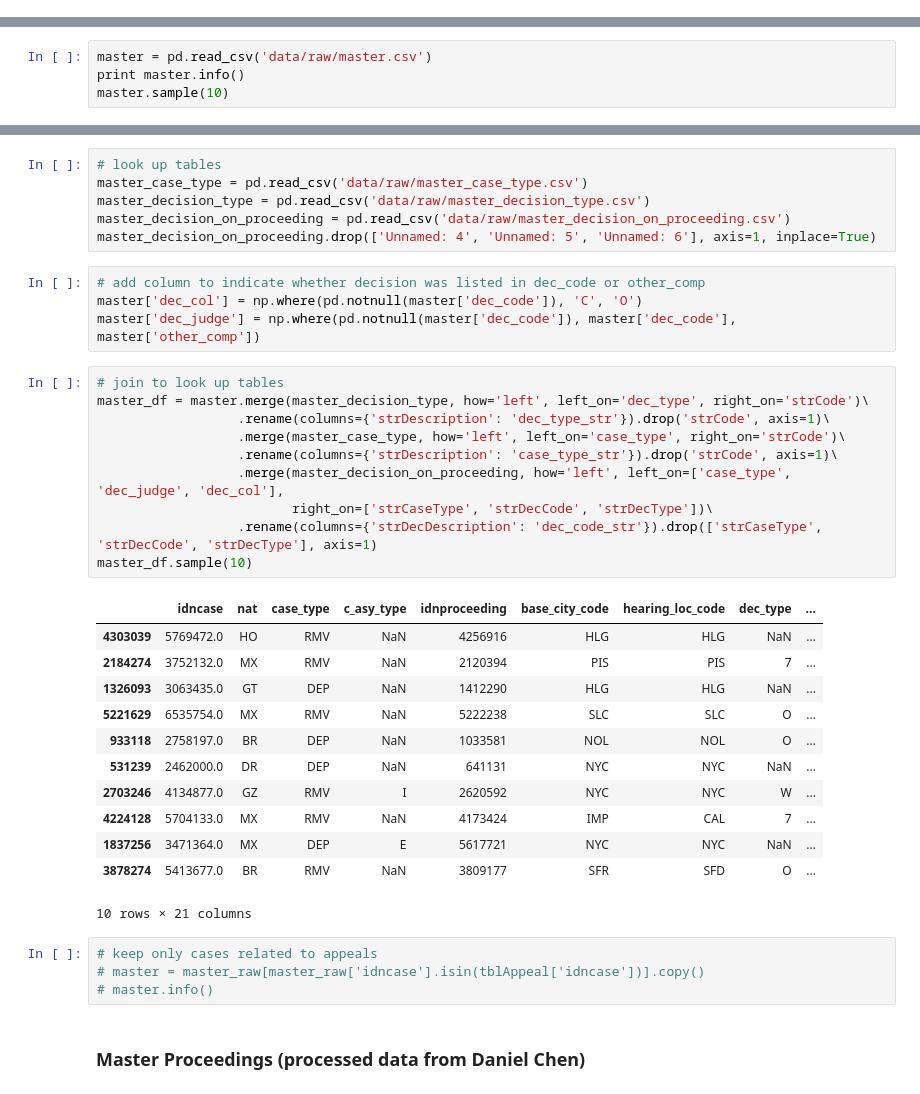
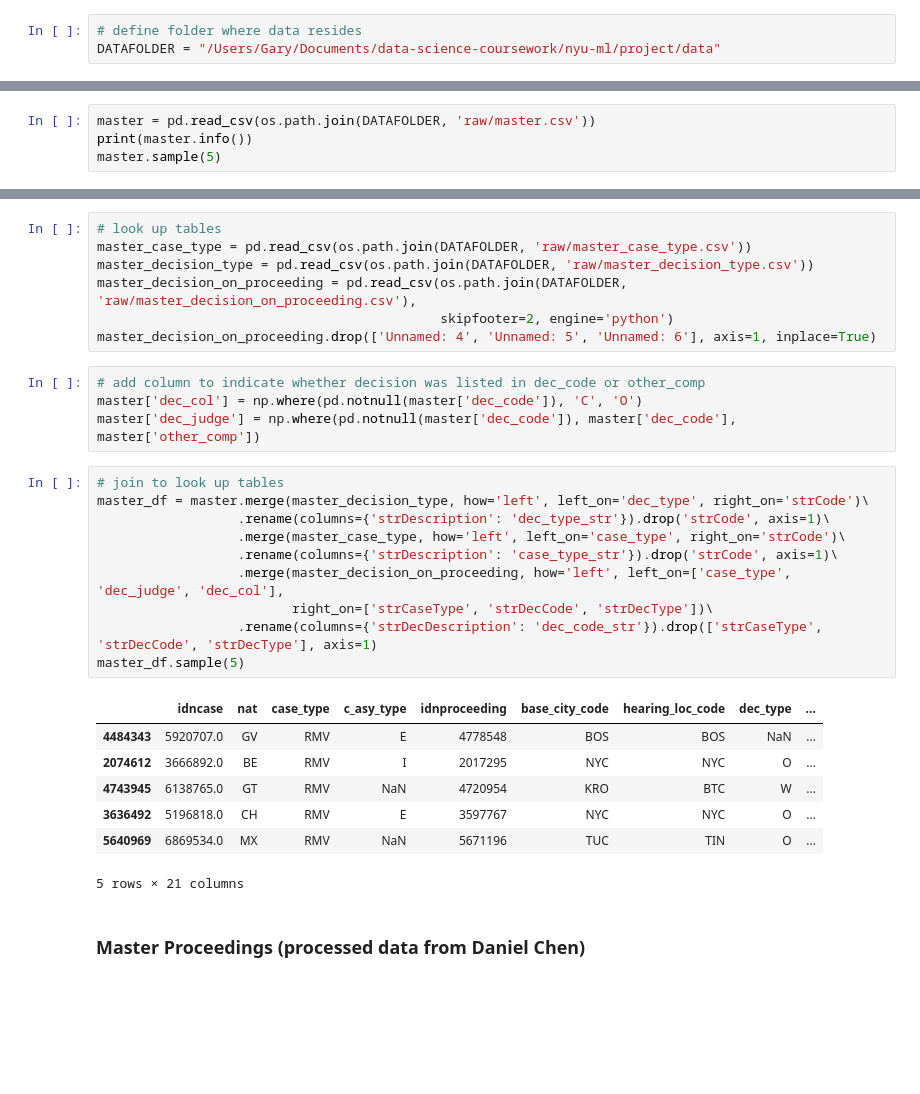
Before and after one commit to colinandrus/ml_course_project, a Jupyter notebook: notebooks/data_preparation.ipynb, the cells around one changed output, grey strips where cells are left out. Saved outputs shown, nothing was run; the diff lists cells and outputs as text; blank space fills up the shorter version.

```diff
--- a/notebooks/data_preparation.ipynb
+++ b/notebooks/data_preparation.ipynb
@@ -7,6 +8,9 @@ pd.set_option('display.max_rows', 200)
 %matplotlib inline
 # %% [markdown]
 # Import Data
+# %%
+# define folder where data resides
+DATAFOLDER = "/Users/Gary/Documents/data-science-coursework/nyu-ml/project/data"
 # %% [markdown]
 ### Appeals
 # %%
@@ -158,9 +157,9 @@ memory usage: 141.3+ MB
 # %% [markdown]
 ### Master Proceedings
 # %%
-master = pd.read_csv('data/raw/master.csv')
-print master.info()
-master.sample(10)
+master = pd.read_csv(os.path.join(DATAFOLDER, 'raw/master.csv'))
+print(master.info())
+master.sample(5)
 # %% [output]
 <class 'pandas.core.frame.DataFrame'>
 RangeIndex: 6084437 entries, 0 to 6084436
@@ -213,9 +207,10 @@ tracid               341914
 dtype: int64
 # %%
 # look up tables
-master_case_type = pd.read_csv('data/raw/master_case_type.csv')
-master_decision_type = pd.read_csv('data/raw/master_decision_type.csv')
-master_decision_on_proceeding = pd.read_csv('data/raw/master_decision_on_proceeding.csv')
+master_case_type = pd.read_csv(os.path.join(DATAFOLDER, 'raw/master_case_type.csv'))
+master_decision_type = pd.read_csv(os.path.join(DATAFOLDER, 'raw/master_decision_type.csv'))
+master_decision_on_proceeding = pd.read_csv(os.path.join(DATAFOLDER, 'raw/master_decision_on_proceeding.csv'),
+                                            skipfooter=2, engine='python')
 master_decision_on_proceeding.drop(['Unnamed: 4', 'Unnamed: 5', 'Unnamed: 6'], axis=1, inplace=True)
 # %%
 # add column to indicate whether decision was listed in dec_code or other_comp
@@ -224,30 +219,21 @@ master['dec_judge'] = np.where(pd.notnull(master['dec_code']), master['dec_code'
 # %%
 # join to look up tables
 master_df = master.merge(master_decision_type, how='left', left_on='dec_type', right_on='strCode')\
                   .rename(columns={'strDescription': 'dec_type_str'}).drop('strCode', axis=1)\
                   .merge(master_case_type, how='left', left_on='case_type', right_on='strCode')\
                   .rename(columns={'strDescription': 'case_type_str'}).drop('strCode', axis=1)\
                   .merge(master_decision_on_proceeding, how='left', left_on=['case_type', 'dec_judge', 'dec_col'],
                          right_on=['strCaseType', 'strDecCode', 'strDecType'])\
                   .rename(columns={'strDecDescription': 'dec_code_str'}).drop(['strCaseType', 'strDecCode', 'strDecType'], axis=1)
-master_df.sample(10)
+master_df.sample(5)
 # %% [output]
 |  | idncase | nat | case_type | c_asy_type | idnproceeding | base_city_code | hearing_loc_code | dec_type | ... |
-| 4303039 | 5769472.0 | HO | RMV | NaN | 4256916 | HLG | HLG | NaN | ... |
-| 2184274 | 3752132.0 | MX | RMV | NaN | 2120394 | PIS | PIS | 7 | ... |
-| 1326093 | 3063435.0 | GT | DEP | NaN | 1412290 | HLG | HLG | NaN | ... |
-| 5221629 | 6535754.0 | MX | RMV | NaN | 5222238 | SLC | SLC | O | ... |
-| 933118 | 2758197.0 | BR | DEP | NaN | 1033581 | NOL | NOL | O | ... |
-| 531239 | 2462000.0 | DR | DEP | NaN | 641131 | NYC | NYC | NaN | ... |
-| 2703246 | 4134877.0 | GZ | RMV | I | 2620592 | NYC | NYC | W | ... |
-| 4224128 | 5704133.0 | MX | RMV | NaN | 4173424 | IMP | CAL | 7 | ... |
-| 1837256 | 3471364.0 | MX | DEP | E | 5617721 | NYC | NYC | NaN | ... |
-| 3878274 | 5413677.0 | BR | RMV | NaN | 3809177 | SFR | SFD | O | ... |
+| 4484343 | 5920707.0 | GV | RMV | E | 4778548 | BOS | BOS | NaN | ... |
+| 2074612 | 3666892.0 | BE | RMV | I | 2017295 | NYC | NYC | O | ... |
+| 4743945 | 6138765.0 | GT | RMV | NaN | 4720954 | KRO | BTC | W | ... |
+| 3636492 | 5196818.0 | CH | RMV | E | 3597767 | NYC | NYC | O | ... |
+| 5640969 | 6869534.0 | MX | RMV | NaN | 5671196 | TUC | TIN | O | ... |
-10 rows × 21 columns
+5 rows × 21 columns
-# %%
-# keep only cases related to appeals
-# master = master_raw[master_raw['idncase'].isin(tblAppeal['idncase'])].copy()
-# master.info()
 # %% [markdown]
 ### Master Proceedings (processed data from Daniel Chen)
 # %%
```
Also changed, not shown: parts of 15 cells of this notebook.
